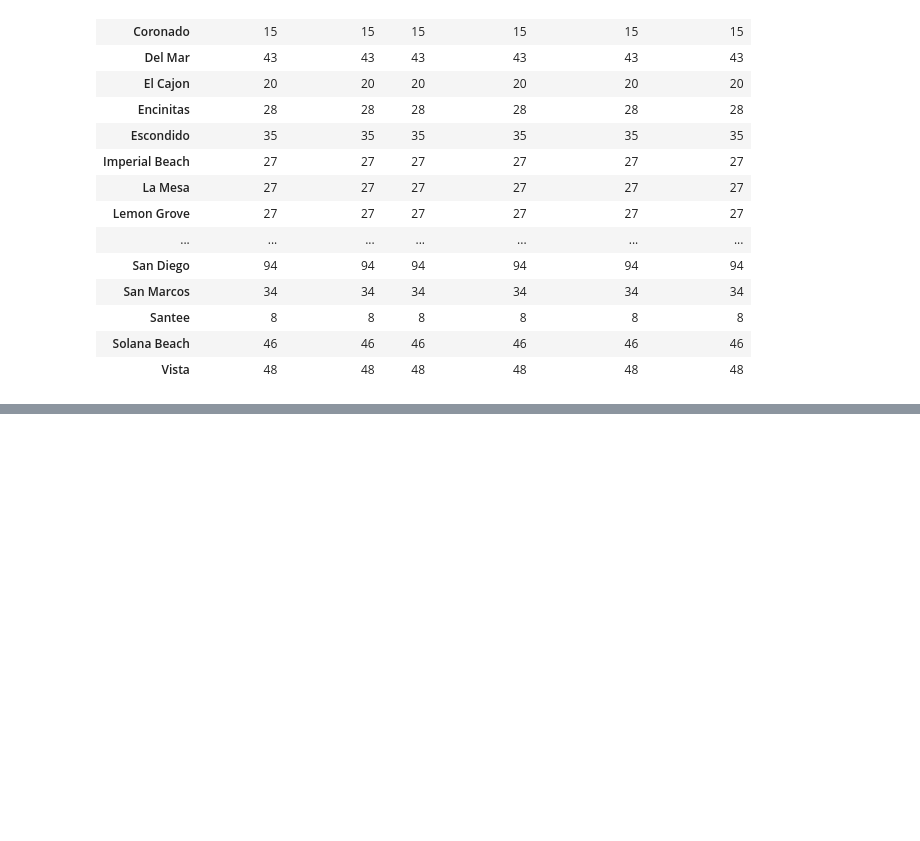
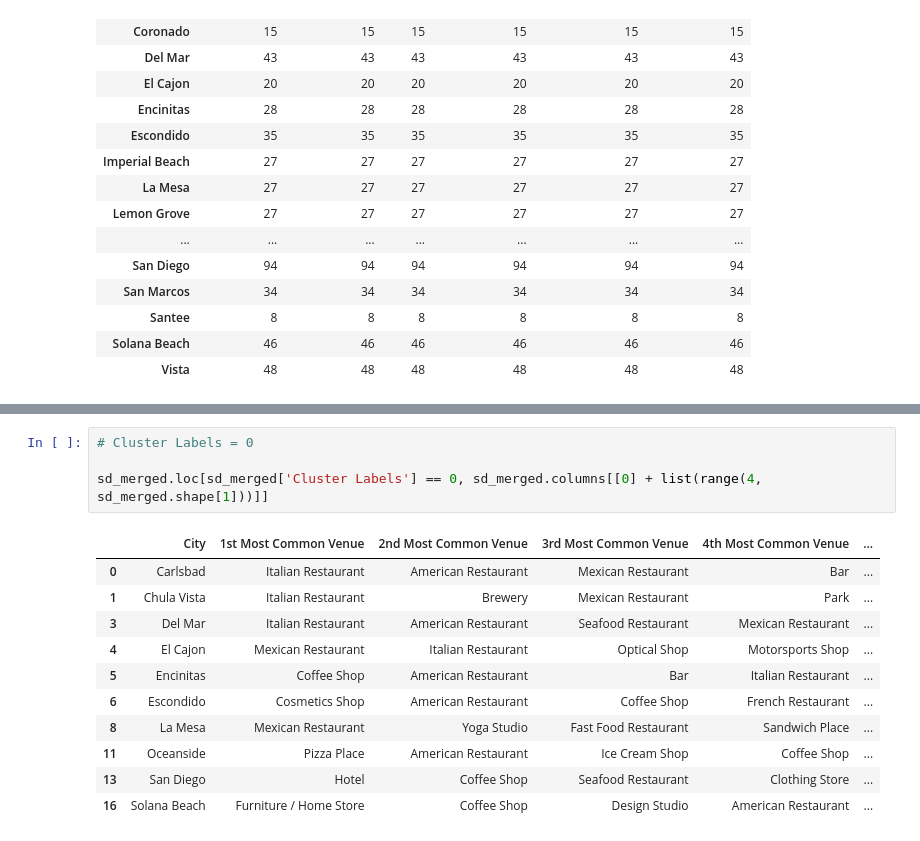
Before and after one commit to jbizzlefoshizzle/IBM_Capstone_Project, a Jupyter notebook: San Diego Notebook.ipynb, the cells around one changed output, grey strips where cells are left out. Drawn from its saved outputs; the diff is of its cells as text; blank space fills up the shorter version.

```diff
--- a/San Diego Notebook.ipynb
+++ b/San Diego Notebook.ipynb
@@ -260,0 +466,16 @@ array(['Bakery', 'Ice Cream Shop', 'Breakfast Spot', 'Juice Bar',
+# %%
+# Cluster Labels = 0
+
+sd_merged.loc[sd_merged['Cluster Labels'] == 0, sd_merged.columns[[0] + list(range(4, sd_merged.shape[1]))]]
+# %% [output]
+|  | City | 1st Most Common Venue | 2nd Most Common Venue | 3rd Most Common Venue | 4th Most Common Venue | ... |
+| 0 | Carlsbad | Italian Restaurant | American Restaurant | Mexican Restaurant | Bar | ... |
+| 1 | Chula Vista | Italian Restaurant | Brewery | Mexican Restaurant | Park | ... |
+| 3 | Del Mar | Italian Restaurant | American Restaurant | Seafood Restaurant | Mexican Restaurant | ... |
+| 4 | El Cajon | Mexican Restaurant | Italian Restaurant | Optical Shop | Motorsports Shop | ... |
+| 5 | Encinitas | Coffee Shop | American Restaurant | Bar | Italian Restaurant | ... |
+| 6 | Escondido | Cosmetics Shop | American Restaurant | Coffee Shop | French Restaurant | ... |
+| 8 | La Mesa | Mexican Restaurant | Yoga Studio | Fast Food Restaurant | Sandwich Place | ... |
+| 11 | Oceanside | Pizza Place | American Restaurant | Ice Cream Shop | Coffee Shop | ... |
+| 13 | San Diego | Hotel | Coffee Shop | Seafood Restaurant | Clothing Store | ... |
+| 16 | Solana Beach | Furniture / Home Store | Coffee Shop | Design Studio | American Restaurant | ... |
```
Also changed, not shown: parts of 14 cells of this notebook.
